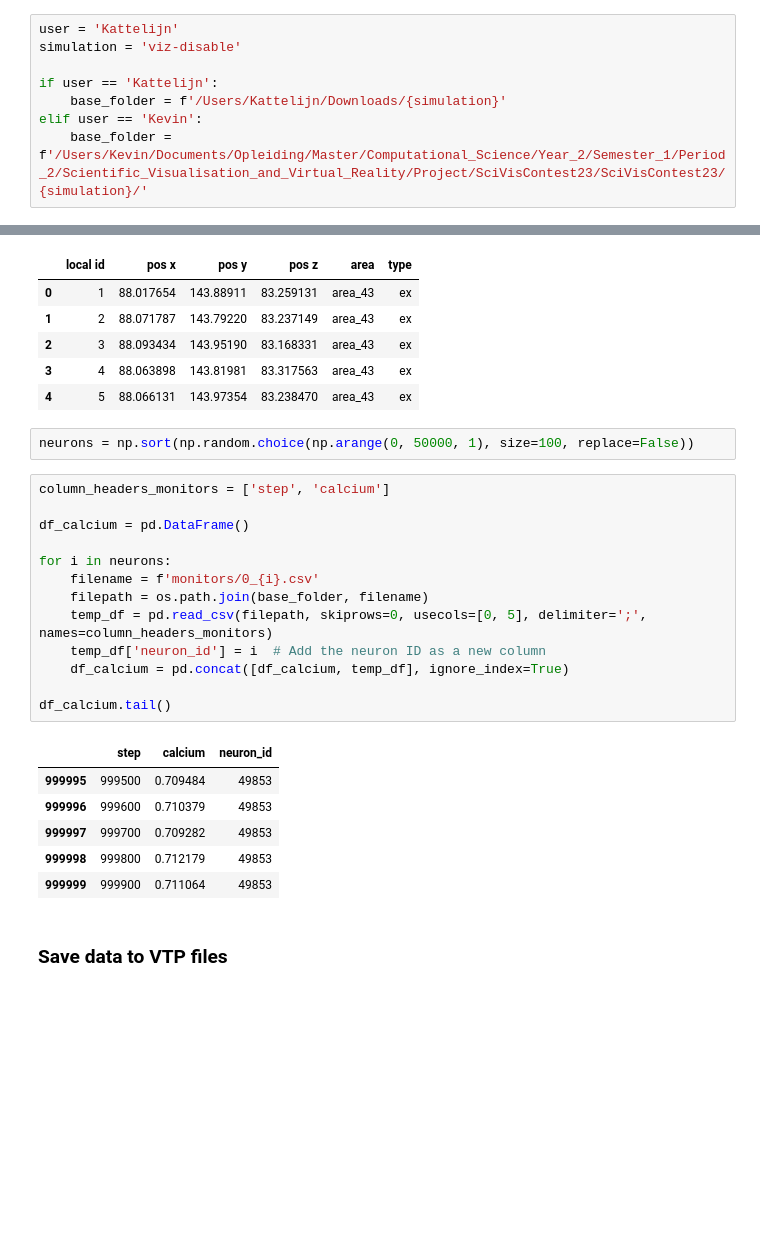
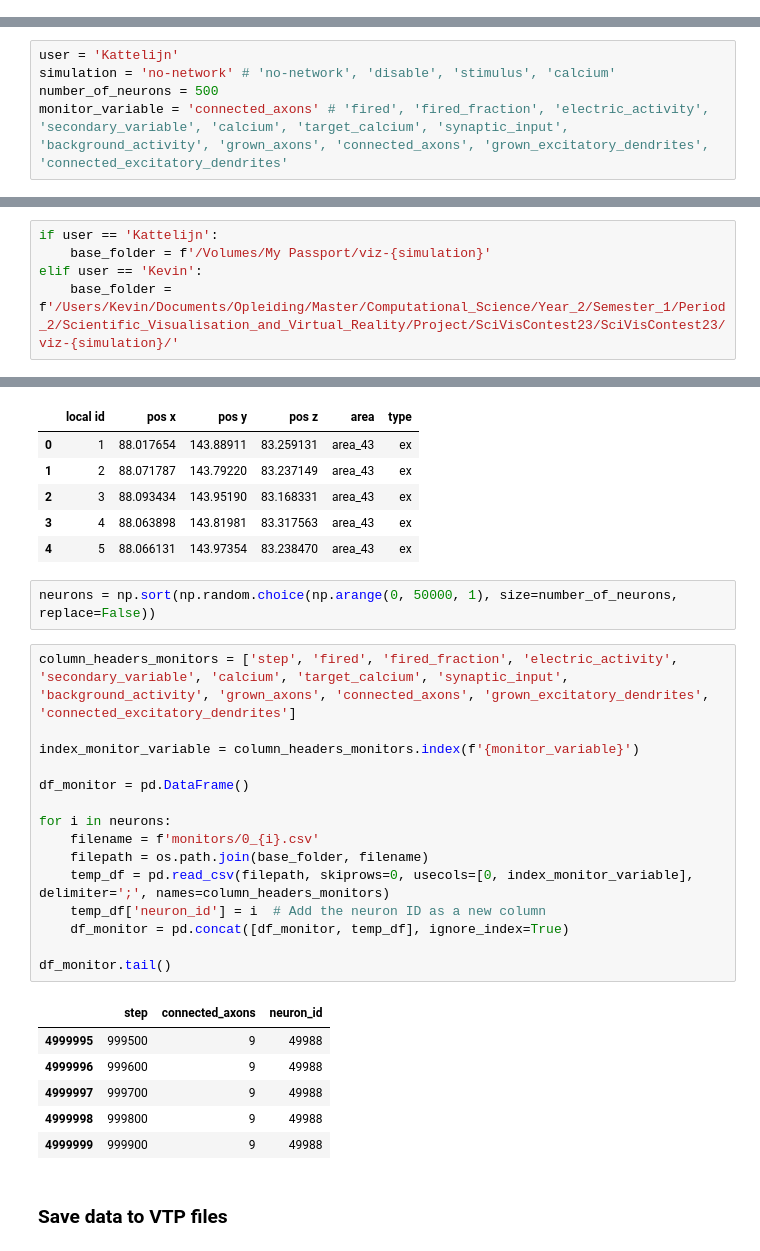
Before and after one commit to Ksf900/SciVis, a Jupyter notebook: paraview-vtk.ipynb, the cells around one changed output, grey strips where cells are left out. Cells and saved outputs as stored; diff of their text form; blank space fills up the shorter version.

Commit message:
Allow visualizing all monitor variables

```diff
--- a/paraview-vtk.ipynb
+++ b/paraview-vtk.ipynb
@@ -6,11 +6,3 @@ import os
 from functions import export_to_vtp
 
 np.random.seed(23765)
-# %%
-user = 'Kattelijn'
-simulation = 'viz-disable'
-
-if user == 'Kattelijn':
-    base_folder = f'/Users/Kattelijn/Downloads/{simulation}'
-elif user == 'Kevin':
-    base_folder = f'/Users/Kevin/Documents/Opleiding/Master/Computational_Science/Year_2/Semester_1/Period_2/Scientific_Visualisation_and_Virtual_Reality/Project/SciVisContest23/SciVisContest23/{simulation}/'
@@ -17,5 +11,15 @@ elif user == 'Kevin':
+# %%
+user = 'Kattelijn'
+simulation = 'no-network' # 'no-network', 'disable', 'stimulus', 'calcium'
+number_of_neurons = 500
+monitor_variable = 'connected_axons' # 'fired', 'fired_fraction', 'electric_activity', 'secondary_variable', 'calcium', 'target_calcium', 'synaptic_input', 'background_activity', 'grown_axons', 'connected_axons', 'grown_excitatory_dendrites', 'connected_excitatory_dendrites'
 # %% [markdown]
 ### Load data
+# %%
+if user == 'Kattelijn':
+    base_folder = f'/Volumes/My Passport/viz-{simulation}'
+elif user == 'Kevin':
+    base_folder = f'/Users/Kevin/Documents/Opleiding/Master/Computational_Science/Year_2/Semester_1/Period_2/Scientific_Visualisation_and_Virtual_Reality/Project/SciVisContest23/SciVisContest23/viz-{simulation}/'
 # %%
 column_headers_pos = ['local id', 'pos x', 'pos y', 'pos z', 'area', 'type']
 
@@ -30,27 +34,29 @@ df_pos.head()
 | 3 | 4 | 88.063898 | 143.81981 | 83.317563 | area_43 | ex |
 | 4 | 5 | 88.066131 | 143.97354 | 83.238470 | area_43 | ex |
 # %%
-neurons = np.sort(np.random.choice(np.arange(0, 50000, 1), size=100, replace=False))
+neurons = np.sort(np.random.choice(np.arange(0, 50000, 1), size=number_of_neurons, replace=False))
 # %%
-column_headers_monitors = ['step', 'calcium']
+column_headers_monitors = ['step', 'fired', 'fired_fraction', 'electric_activity', 'secondary_variable', 'calcium', 'target_calcium', 'synaptic_input', 'background_activity', 'grown_axons', 'connected_axons', 'grown_excitatory_dendrites', 'connected_excitatory_dendrites']
 
-df_calcium = pd.DataFrame()
+index_monitor_variable = column_headers_monitors.index(f'{monitor_variable}')
+
+df_monitor = pd.DataFrame()
 
 for i in neurons:
     filename = f'monitors/0_{i}.csv'
     filepath = os.path.join(base_folder, filename)
-    temp_df = pd.read_csv(filepath, skiprows=0, usecols=[0, 5], delimiter=';', names=column_headers_monitors)
+    temp_df = pd.read_csv(filepath, skiprows=0, usecols=[0, index_monitor_variable], delimiter=';', names=column_headers_monitors)
     temp_df['neuron_id'] = i  # Add the neuron ID as a new column
-    df_calcium = pd.concat([df_calcium, temp_df], ignore_index=True)
+    df_monitor = pd.concat([df_monitor, temp_df], ignore_index=True)
 
-df_calcium.tail()
+df_monitor.tail()
 # %% [output]
-|  | step | calcium | neuron_id |
-| 999995 | 999500 | 0.709484 | 49853 |
-| 999996 | 999600 | 0.710379 | 49853 |
-| 999997 | 999700 | 0.709282 | 49853 |
-| 999998 | 999800 | 0.712179 | 49853 |
-| 999999 | 999900 | 0.711064 | 49853 |
+|  | step | connected_axons | neuron_id |
+| 4999995 | 999500 | 9 | 49988 |
+| 4999996 | 999600 | 9 | 49988 |
+| 4999997 | 999700 | 9 | 49988 |
+| 4999998 | 999800 | 9 | 49988 |
+| 4999999 | 999900 | 9 | 49988 |
 # %% [markdown]
 ### Save data to VTP files
 # %%
```
Also changed, not shown: parts of 2 cells of this notebook, 1 other file.
